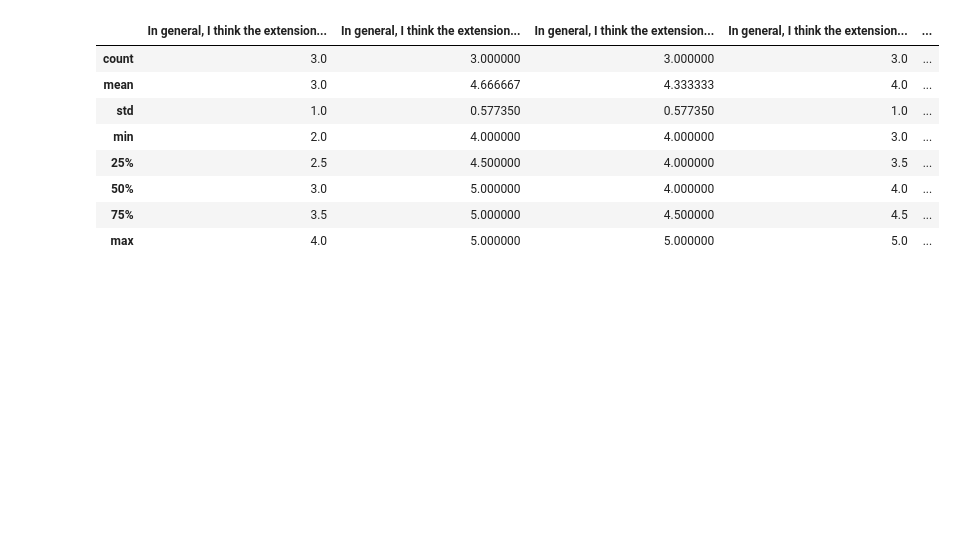
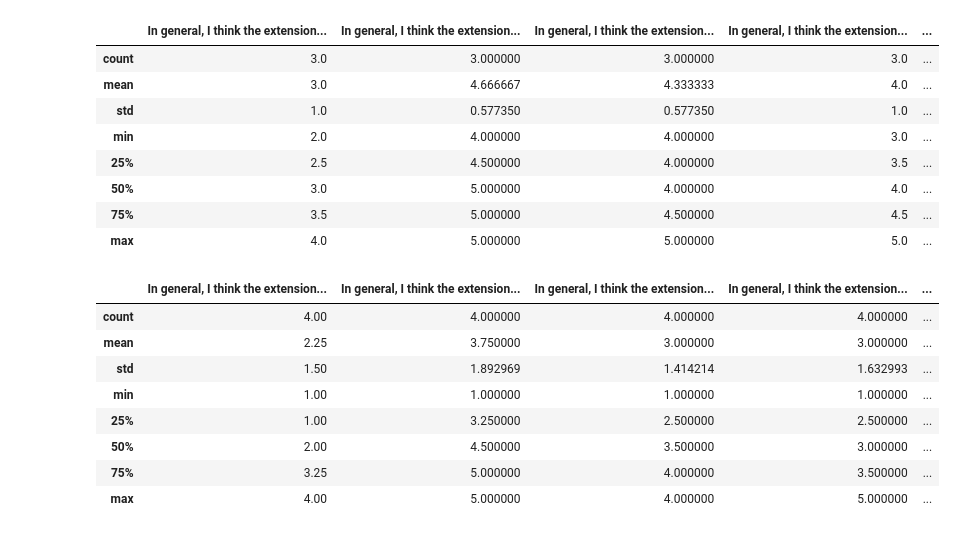
Before and after one commit to RaffaelCH/GrandFileNavigator, a Jupyter notebook: analysis/questionnaire_analysis.ipynb, the cells around one changed output. Drawn from its saved outputs; the diff is of its cells as text; code cells hidden in the pictures; blank space fills up the shorter version.

```diff
--- a/analysis/questionnaire_analysis.ipynb
+++ b/analysis/questionnaire_analysis.ipynb
@@ -118,3 +118,19 @@ overall_task_two.describe()
 | 50% | 3.0 | 5.000000 | 4.000000 | 4.0 | ... |
 | 75% | 3.5 | 5.000000 | 4.500000 | 4.5 | ... |
 | max | 4.0 | 5.000000 | 5.000000 | 5.0 | ... |
+# %%
+high_java_experience_participant_ids = ["P1", "P2", "P6", "P8"]
+high_vscode_experience_participant_ids = ["P3", "P5", "P8"]
+# %%
+overall_java_experienced = overall_data[overall_data.apply(lambda row: row["ID"] in high_java_experience_participant_ids, axis=1)]
+overall_java_experienced.describe()
+# %% [output]
+|  | In general, I think the extension... | In general, I think the extension... | In general, I think the extension... | In general, I think the extension... | ... |
+| count | 4.00 | 4.000000 | 4.000000 | 4.000000 | ... |
+| mean | 2.25 | 3.750000 | 3.000000 | 3.000000 | ... |
+| std | 1.50 | 1.892969 | 1.414214 | 1.632993 | ... |
+| min | 1.00 | 1.000000 | 1.000000 | 1.000000 | ... |
+| 25% | 1.00 | 3.250000 | 2.500000 | 2.500000 | ... |
+| 50% | 2.00 | 4.500000 | 3.500000 | 3.000000 | ... |
+| 75% | 3.25 | 5.000000 | 4.000000 | 3.500000 | ... |
+| max | 4.00 | 5.000000 | 4.000000 | 5.000000 | ... |
```
Also changed, not shown: parts of 2 cells of this notebook, 2 other files.
